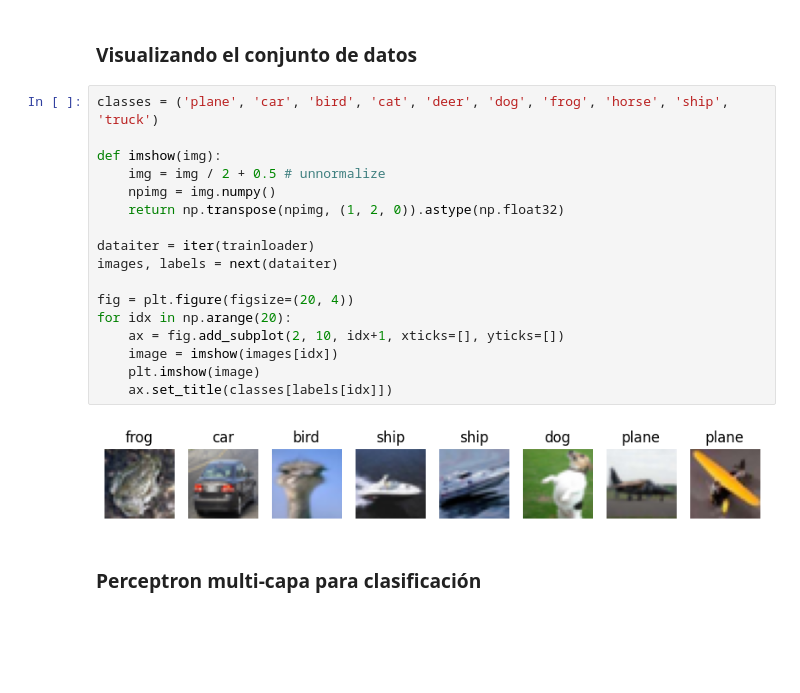
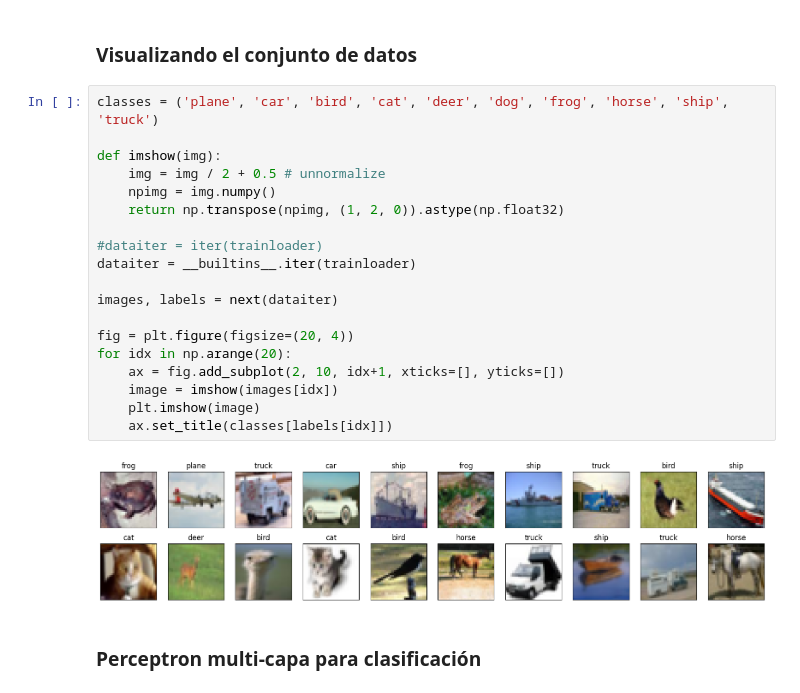
Before and after one commit to Arcihugo/Hands-on-Computer-Vision, a Jupyter notebook: sesiones/sesion3/Sesion3_1_DeepLearning.ipynb, the cells around one changed output. Drawn from its saved outputs; the diff is of its cells as text; blank space fills up the shorter version.

```diff
--- a/sesiones/sesion3/Sesion3_1_DeepLearning.ipynb
+++ b/sesiones/sesion3/Sesion3_1_DeepLearning.ipynb
@@ -318,22 +321,24 @@ testloader = torch.utils.data.DataLoader(testset, batch_size=128, shuffle=False)
 # %%
 classes = ('plane', 'car', 'bird', 'cat', 'deer', 'dog', 'frog', 'horse', 'ship', 'truck')
 
 def imshow(img):
     img = img / 2 + 0.5 # unnormalize
     npimg = img.numpy()
     return np.transpose(npimg, (1, 2, 0)).astype(np.float32)
 
-dataiter = iter(trainloader)
+#dataiter = iter(trainloader)
+dataiter = __builtins__.iter(trainloader)
+
 images, labels = next(dataiter)
 
 fig = plt.figure(figsize=(20, 4))
 for idx in np.arange(20):
     ax = fig.add_subplot(2, 10, idx+1, xticks=[], yticks=[])
     image = imshow(images[idx])
     plt.imshow(image)
     ax.set_title(classes[labels[idx]])
 # %% [output]
-[figure, old version]
+[figure, new version]
 # %% [markdown]
 ### <font color="EB9A54"> **Perceptron multi-capa para clasificación** </font>
 # %% [markdown]
```
Also changed, not shown: parts of 7 cells of this notebook.
